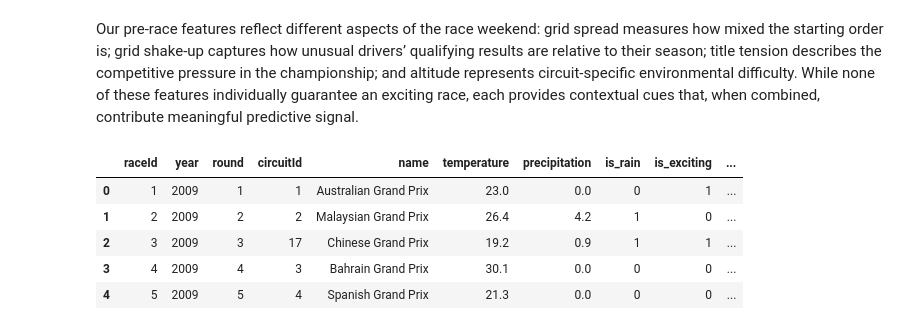
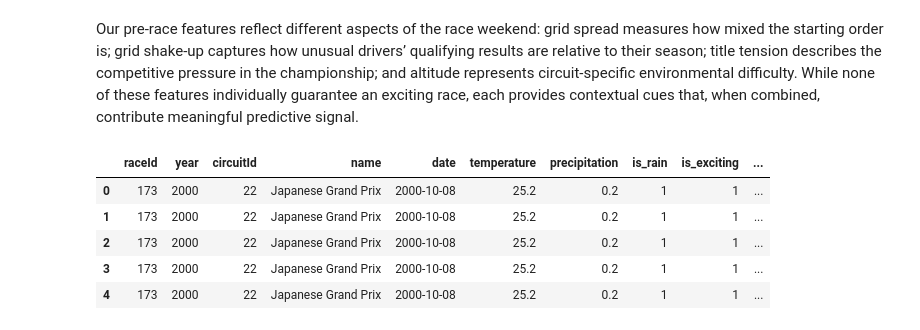
Before and after one commit to xiaojian1202/cse158-assignment-2, a Jupyter notebook: main.ipynb, the cells around one changed output. Cells and saved outputs as stored; diff of their text form; code cells hidden in the pictures.

```diff
--- a/main.ipynb
+++ b/main.ipynb
@@ -122,16 +122,18 @@ def clean_and_merge_weather(races, weather):
 
     # 2. Create "Is Rain" Feature
     # Logic: If precipitation > 0.0, the track is wet.
-    weather['is_rain'] = (weather['precipitation'] > 0).astype(int)
+    weather['is_rain'] = (weather['precipitation'] > 0.1).astype(int)
+
 
     # 3. Merge Weather with Official Race List
-    # We join on ['year', 'round'] to align the weather with the correct Race ID
+    # We join on ['year'] to align the weather with the correct Race ID
+    races = races.drop(columns=['round','time'], axis=1)  # Drop 'round' to avoid merge issues
     merged_races = pd.merge(
         races,
-        weather[['year', 'round', 'temperature', 'precipitation', 'is_rain']],
-        on=['year', 'round'],
+        weather[['year', 'temperature', 'precipitation', 'is_rain']],
+        on='year',
         how='left'
-    )
+    ).sort_values(by='year', ascending=True)
 
     # 4. Filter for Modern Era (2000+)
     merged_races = merged_races[merged_races['year'] >= START_YEAR].copy()
@@ -156,7 +158,7 @@ def clean_and_merge_weather(races, weather):
 
     df_clean = merged_races.drop(columns=cols_to_drop)
 
-    print(f"Total Races processed: {merged_races.shape[0]}")
+    # print(f"Total Races processed: {merged_races.shape[0]}")
     return df_clean
 
 # Execute Cleaning
@@ -164,7 +166,7 @@ main_races = clean_and_merge_weather(races_df, weather_df)
 # Apply the cleaning
 
 # Verify what's left
-print("Columns kept:", main_races.columns.tolist())
-main_races.head()
+# print("Columns kept:", main_races.columns.tolist())
+main_races
 # %% [output]
 Processing & Merging Weather Data...
@@ -369,24 +376,21 @@ Our pre-race features reflect different aspects of the race weekend: grid spread
 # %%
 # ---------- MERGE EVERYTHING ----------
 eda_df = (
     main_races
     .merge(labels_df, on="raceId", how="left")
     .merge(grid_spread, on="raceId", how="left")
     .merge(grid_shakeup, on="raceId", how="left")
     .merge(title_tension, on="raceId", how="left")
     .merge(altitude, on="circuitId", how="left")
 )
-
-eda_df = eda_df.drop(columns=['time', 'date'])
-
 eda_df.head()
 # %% [output]
-|  | raceId | year | round | circuitId | name | temperature | precipitation | is_rain | is_exciting | ... |
-| 0 | 1 | 2009 | 1 | 1 | Australian Grand Prix | 23.0 | 0.0 | 0 | 1 | ... |
-| 1 | 2 | 2009 | 2 | 2 | Malaysian Grand Prix | 26.4 | 4.2 | 1 | 0 | ... |
-| 2 | 3 | 2009 | 3 | 17 | Chinese Grand Prix | 19.2 | 0.9 | 1 | 1 | ... |
-| 3 | 4 | 2009 | 4 | 3 | Bahrain Grand Prix | 30.1 | 0.0 | 0 | 0 | ... |
-| 4 | 5 | 2009 | 5 | 4 | Spanish Grand Prix | 21.3 | 0.0 | 0 | 0 | ... |
+|  | raceId | year | circuitId | name | date | temperature | precipitation | is_rain | is_exciting | ... |
+| 0 | 173 | 2000 | 22 | Japanese Grand Prix | 2000-10-08 | 25.2 | 0.2 | 1 | 1 | ... |
+| 1 | 173 | 2000 | 22 | Japanese Grand Prix | 2000-10-08 | 25.2 | 0.2 | 1 | 1 | ... |
+| 2 | 173 | 2000 | 22 | Japanese Grand Prix | 2000-10-08 | 25.2 | 0.2 | 1 | 1 | ... |
+| 3 | 173 | 2000 | 22 | Japanese Grand Prix | 2000-10-08 | 25.2 | 0.2 | 1 | 1 | ... |
+| 4 | 173 | 2000 | 22 | Japanese Grand Prix | 2000-10-08 | 25.2 | 0.2 | 1 | 1 | ... |
 # %%
 eda_df.isna().sum()
 # %% [output]
```
Also changed, not shown: parts of 13 cells of this notebook.
